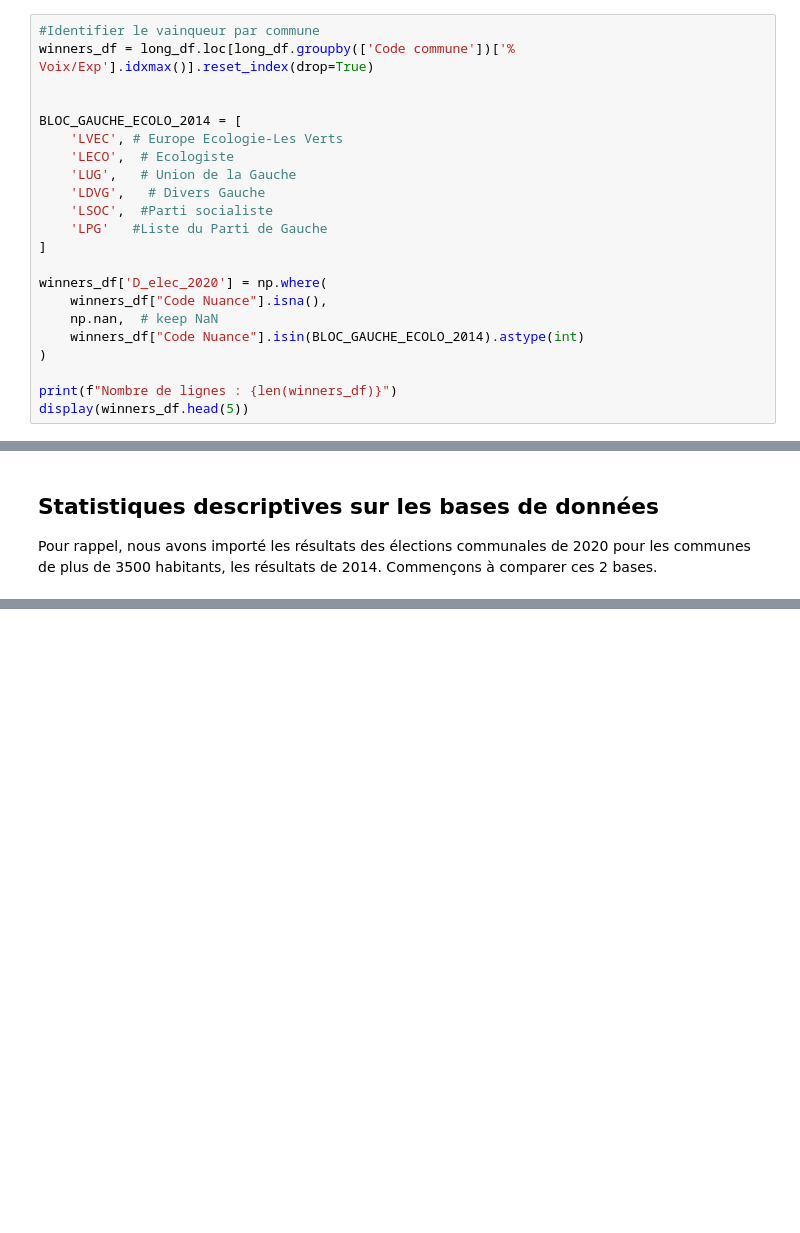
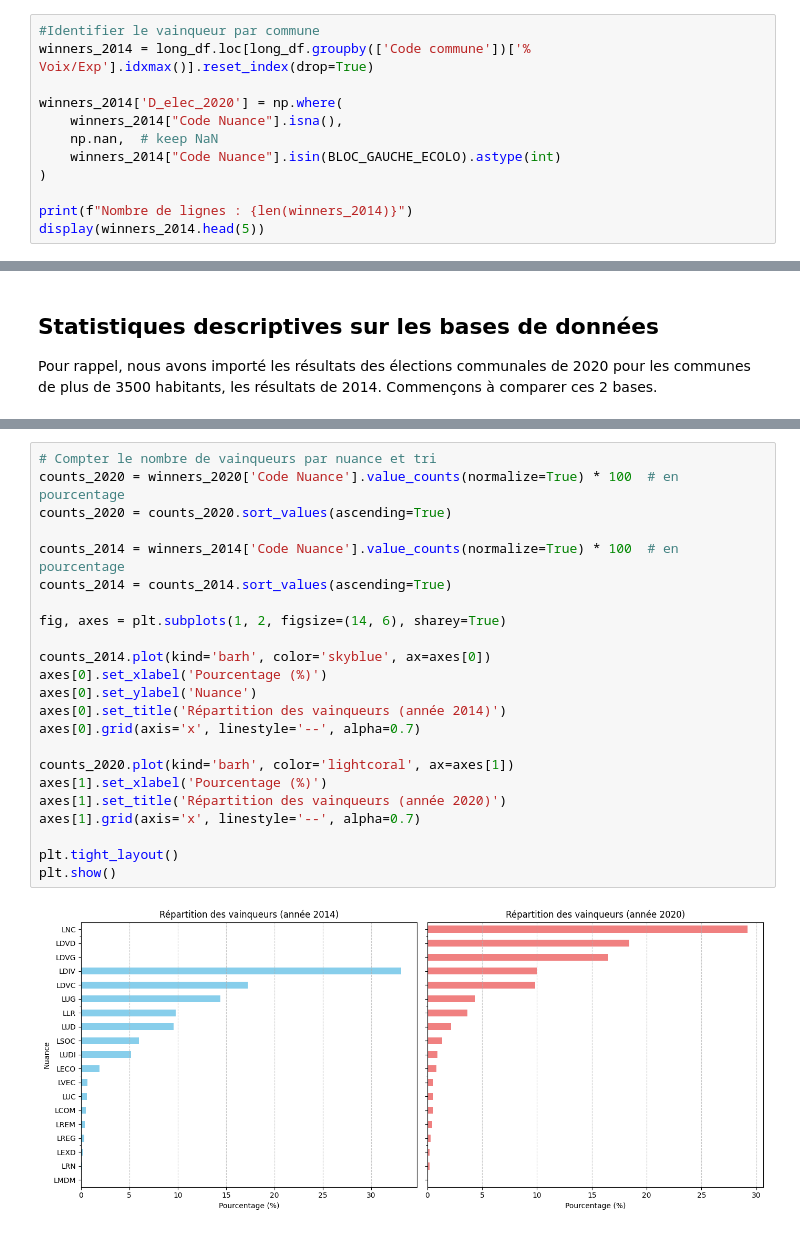
Before and after one commit to romainratajczyk/ENSAE-S1-Python-Project, a Jupyter notebook: Data formatting.ipynb, the cells around one changed output, grey strips where cells are left out. Drawn from its saved outputs; the diff is of its cells as text; blank space fills up the shorter version.

```diff
--- a/Data formatting.ipynb
+++ b/Data formatting.ipynb
@@ -230,26 +202,16 @@ Blocs détectés: 56 — Lignes candidats produites: 4722
 | 9 | 01160 | Ferney-Voltaire | LDVD | M | RAPHOZ | Daniel | FERNEY-VOLTAIRE VALEURS COMMUNES | 22 | ... |
 # %%
 #Identifier le vainqueur par commune
-winners_df = long_df.loc[long_df.groupby(['Code commune'])['% Voix/Exp'].idxmax()].reset_index(drop=True)
+winners_2014 = long_df.loc[long_df.groupby(['Code commune'])['% Voix/Exp'].idxmax()].reset_index(drop=True)
 
-
-BLOC_GAUCHE_ECOLO_2014 = [
-    'LVEC', # Europe Ecologie-Les Verts
-    'LECO',  # Ecologiste
-    'LUG',   # Union de la Gauche
-    'LDVG',   # Divers Gauche
-    'LSOC',	 #Parti socialiste
-    'LPG'	#Liste du Parti de Gauche
-]
-
-winners_df['D_elec_2020'] = np.where(
-    winners_df["Code Nuance"].isna(),
+winners_2014['D_elec_2020'] = np.where(
+    winners_2014["Code Nuance"].isna(),
     np.nan,  # keep NaN
-    winners_df["Code Nuance"].isin(BLOC_GAUCHE_ECOLO_2014).astype(int)
+    winners_2014["Code Nuance"].isin(BLOC_GAUCHE_ECOLO).astype(int)
 )
 
-print(f"Nombre de lignes : {len(winners_df)}")
-display(winners_df.head(5))
+print(f"Nombre de lignes : {len(winners_2014)}")
+display(winners_2014.head(5))
 # %% [output]
 Nombre de lignes : 1675
 |  | Code commune | Libellé de la commune | Code Nuance | Sexe | Nom | Prénom | Liste | Sièges / Elu | ... |
@@ -412,0 +226,25 @@ Nombre de communes traitées : 1340
+# %%
+# Compter le nombre de vainqueurs par nuance et tri
+counts_2020 = winners_2020['Code Nuance'].value_counts(normalize=True) * 100  # en pourcentage
+counts_2020 = counts_2020.sort_values(ascending=True)
+
+counts_2014 = winners_2014['Code Nuance'].value_counts(normalize=True) * 100  # en pourcentage
+counts_2014 = counts_2014.sort_values(ascending=True)
+
+fig, axes = plt.subplots(1, 2, figsize=(14, 6), sharey=True)
+
+counts_2014.plot(kind='barh', color='skyblue', ax=axes[0])
+axes[0].set_xlabel('Pourcentage (%)')
+axes[0].set_ylabel('Nuance')
+axes[0].set_title('Répartition des vainqueurs (année 2014)')
+axes[0].grid(axis='x', linestyle='--', alpha=0.7)
+
+counts_2020.plot(kind='barh', color='lightcoral', ax=axes[1])
+axes[1].set_xlabel('Pourcentage (%)')
+axes[1].set_title('Répartition des vainqueurs (année 2020)')
+axes[1].grid(axis='x', linestyle='--', alpha=0.7)
+
+plt.tight_layout()
+plt.show()
+# %% [output]
+[figure, added]
```
Also changed, not shown: parts of 17 cells of this notebook, 4 other files.
